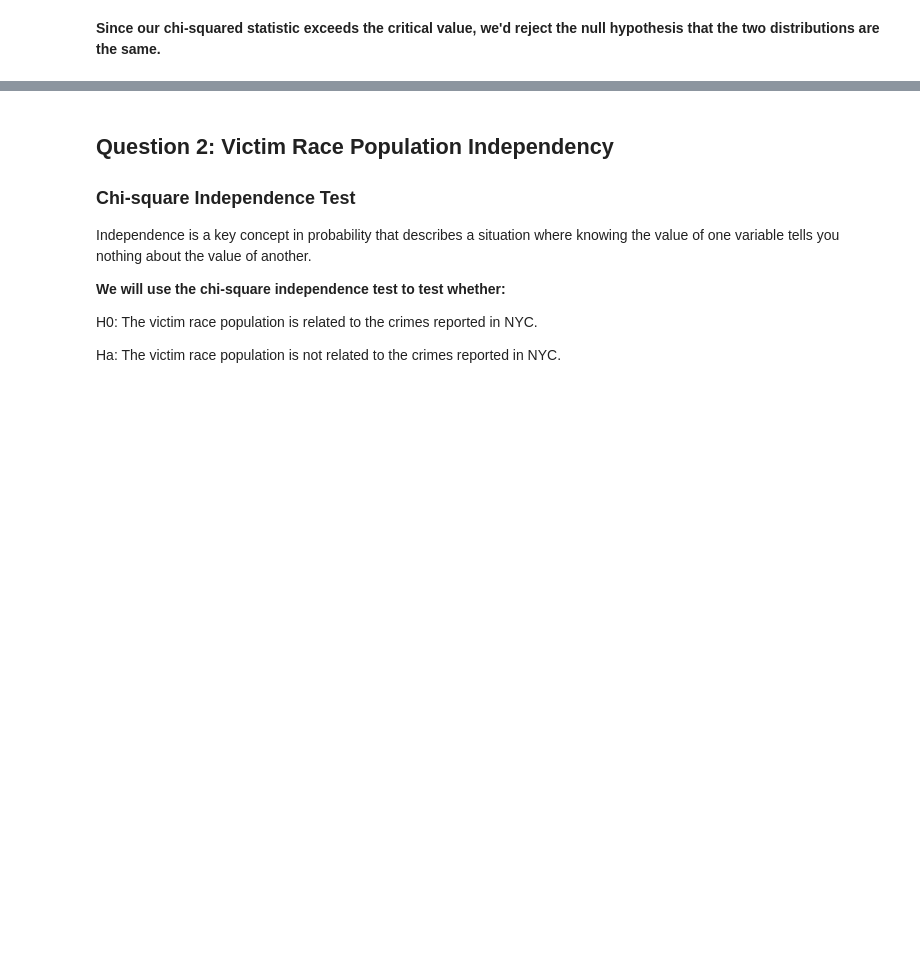
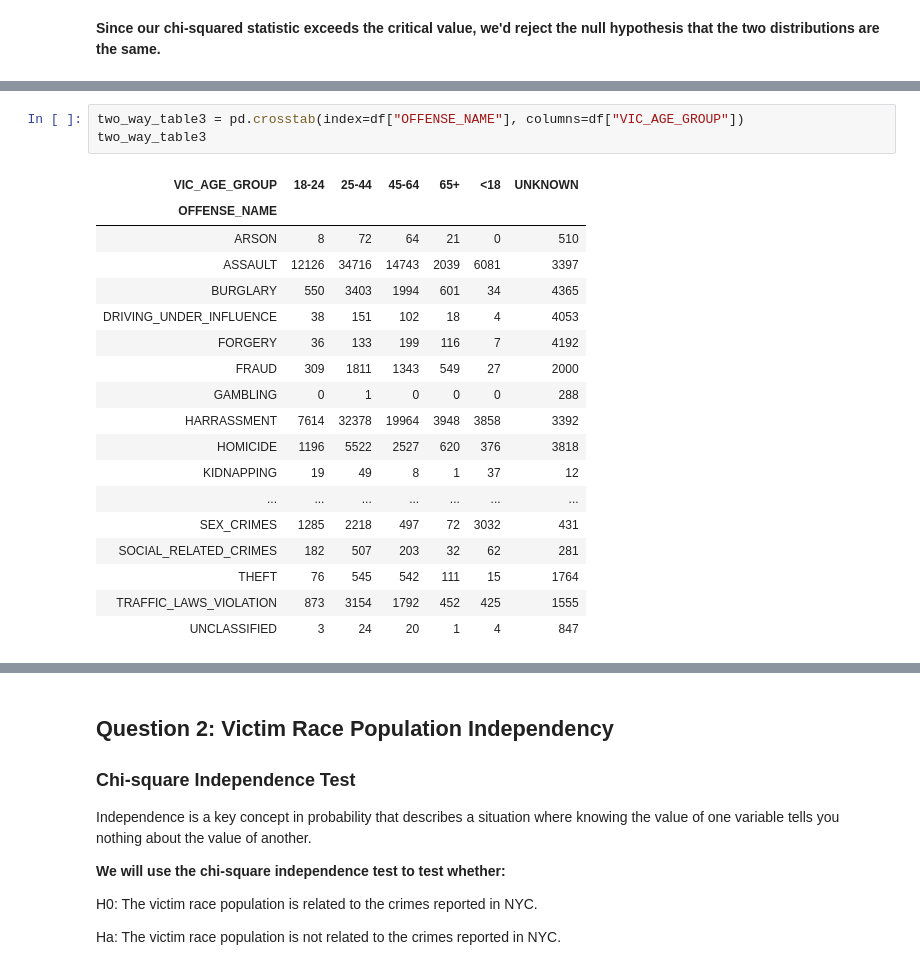
Before and after one commit to elizabeamedalla/Capstone-1, a Jupyter notebook: Statistical Inference.ipynb, the cells around one changed output, grey strips where cells are left out. Saved outputs shown, nothing was run; the diff lists cells and outputs as text; blank space fills up the shorter version.

```diff
--- a/Statistical Inference.ipynb
+++ b/Statistical Inference.ipynb
@@ -148,0 +175,22 @@ Power_divergenceResult(statistic=array([57318.7342417]), pvalue=array([0.]))
+# %%
+two_way_table3 = pd.crosstab(index=df["OFFENSE_NAME"], columns=df["VIC_AGE_GROUP"])
+two_way_table3
+# %% [output]
+| VIC_AGE_GROUP | 18-24 | 25-44 | 45-64 | 65+ | <18 | UNKNOWN |
+| OFFENSE_NAME |  |  |  |  |  |  |
+| ARSON | 8 | 72 | 64 | 21 | 0 | 510 |
+| ASSAULT | 12126 | 34716 | 14743 | 2039 | 6081 | 3397 |
+| BURGLARY | 550 | 3403 | 1994 | 601 | 34 | 4365 |
+| DRIVING_UNDER_INFLUENCE | 38 | 151 | 102 | 18 | 4 | 4053 |
+| FORGERY | 36 | 133 | 199 | 116 | 7 | 4192 |
+| FRAUD | 309 | 1811 | 1343 | 549 | 27 | 2000 |
+| GAMBLING | 0 | 1 | 0 | 0 | 0 | 288 |
+| HARRASSMENT | 7614 | 32378 | 19964 | 3948 | 3858 | 3392 |
+| HOMICIDE | 1196 | 5522 | 2527 | 620 | 376 | 3818 |
+| KIDNAPPING | 19 | 49 | 8 | 1 | 37 | 12 |
+| ... | ... | ... | ... | ... | ... | ... |
+| SEX_CRIMES | 1285 | 2218 | 497 | 72 | 3032 | 431 |
+| SOCIAL_RELATED_CRIMES | 182 | 507 | 203 | 32 | 62 | 281 |
+| THEFT | 76 | 545 | 542 | 111 | 15 | 1764 |
+| TRAFFIC_LAWS_VIOLATION | 873 | 3154 | 1792 | 452 | 425 | 1555 |
+| UNCLASSIFIED | 3 | 24 | 20 | 1 | 4 | 847 |
```
Also changed, not shown: parts of 11 cells of this notebook.
